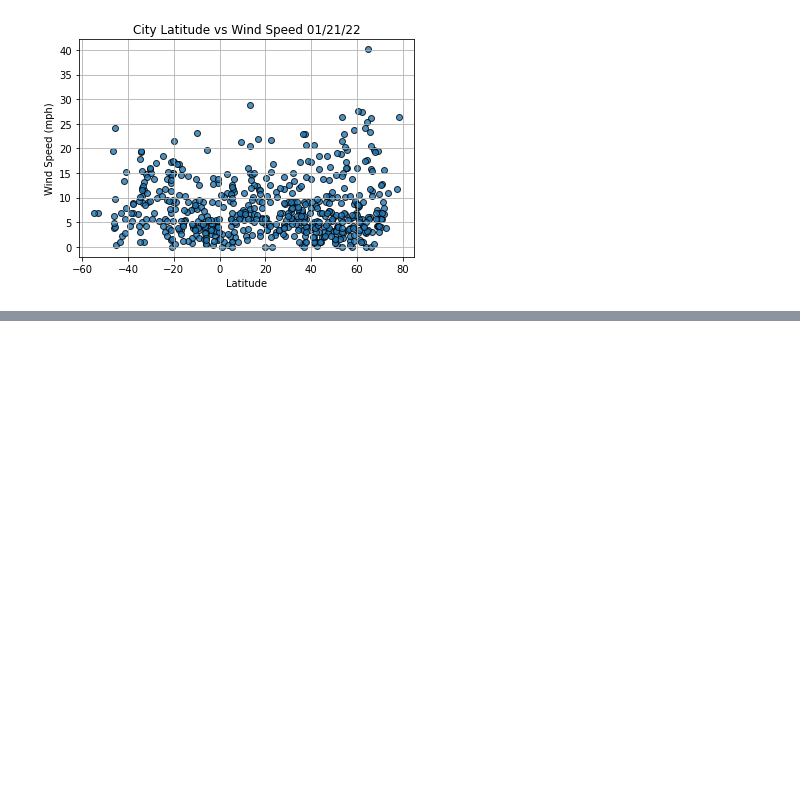
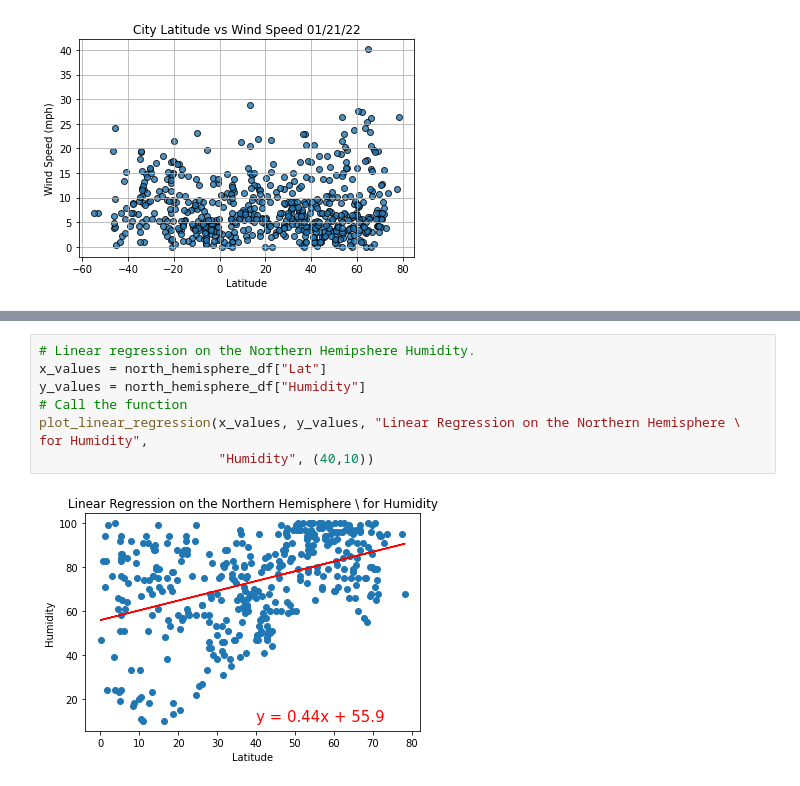
Before and after one commit to pbarana89/World_Weather_Analysis, a Jupyter notebook: WeatherPy.ipynb, the cells around one changed output, grey strips where cells are left out. Drawn from its saved outputs; the diff is of its cells as text; blank space fills up the shorter version.

```diff
--- a/WeatherPy.ipynb
+++ b/WeatherPy.ipynb
@@ -240,0 +282,9 @@ plt.show()
+# %%
+# Linear regression on the Northern Hemipshere Humidity.
+x_values = north_hemisphere_df["Lat"]
+y_values = north_hemisphere_df["Humidity"]
+# Call the function
+plot_linear_regression(x_values, y_values, "Linear Regression on the Northern Hemisphere \ for Humidity",
+                       "Humidity", (40,10))
+# %% [output]
+[figure, added]
```
Also changed, not shown: parts of 10 cells of this notebook.
